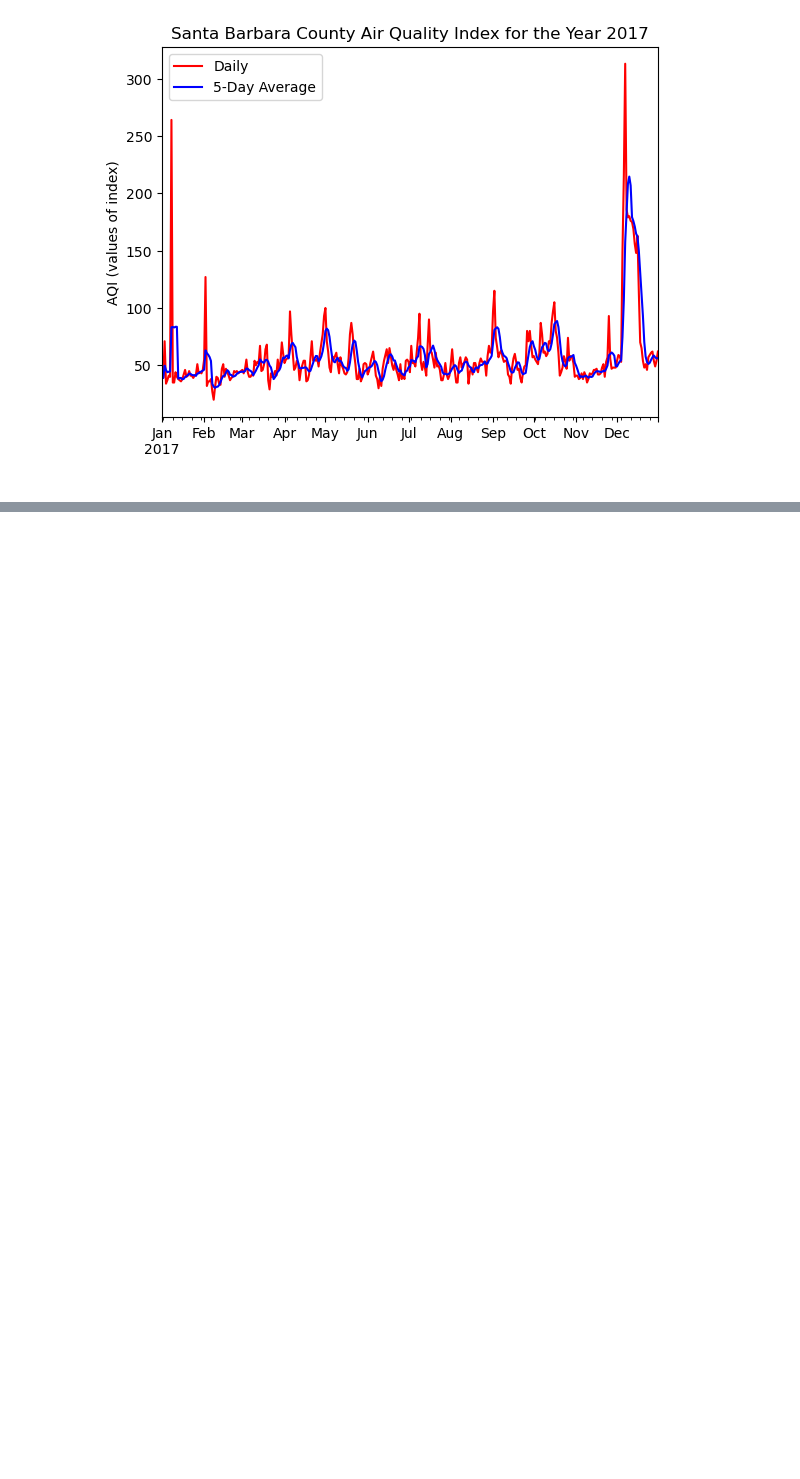
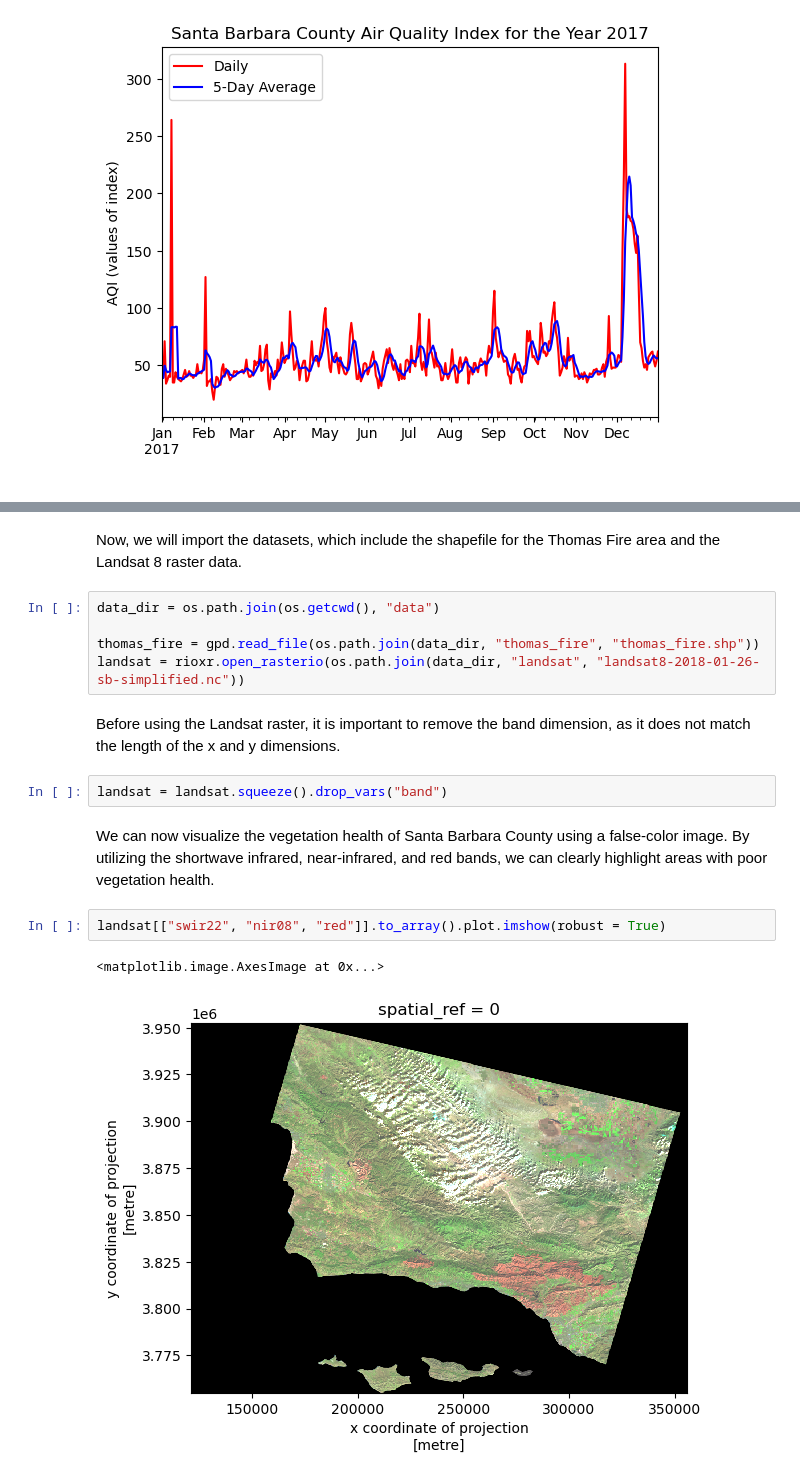
Before and after one commit to matteo-torres/thomas-fire-analysis, a Jupyter notebook: blog.ipynb, the cells around one changed output, grey strips where cells are left out. Saved outputs shown, nothing was run; the diff lists cells and outputs as text; blank space fills up the shorter version.

Commit message:
finish visualizing the fire scar

```diff
--- a/blog.ipynb
+++ b/blog.ipynb
@@ -86,0 +97,18 @@ ax.legend(["Daily", "5-Day Average"])
+# %% [markdown]
+Now, we will import the datasets, which include the shapefile for the Thomas Fire area and the Landsat 8 raster data.
+# %%
+data_dir = os.path.join(os.getcwd(), "data")
+
+thomas_fire = gpd.read_file(os.path.join(data_dir, "thomas_fire", "thomas_fire.shp"))
+landsat = rioxr.open_rasterio(os.path.join(data_dir, "landsat", "landsat8-2018-01-26-sb-simplified.nc"))
+# %% [markdown]
+Before using the Landsat raster, it is important to remove the band dimension, as it does not match the length of the x and y dimensions.
+# %%
+landsat = landsat.squeeze().drop_vars("band")
+# %% [markdown]
+We can now visualize the vegetation health of Santa Barbara County using a false-color image. By utilizing the shortwave infrared, near-infrared, and red bands, we can clearly highlight areas with poor vegetation health.
+# %%
+landsat[["swir22", "nir08", "red"]].to_array().plot.imshow(robust = True)
+# %% [output]
+<matplotlib.image.AxesImage at 0x...>
+[figure, added]
```
Also changed, not shown: parts of 12 cells of this notebook.
